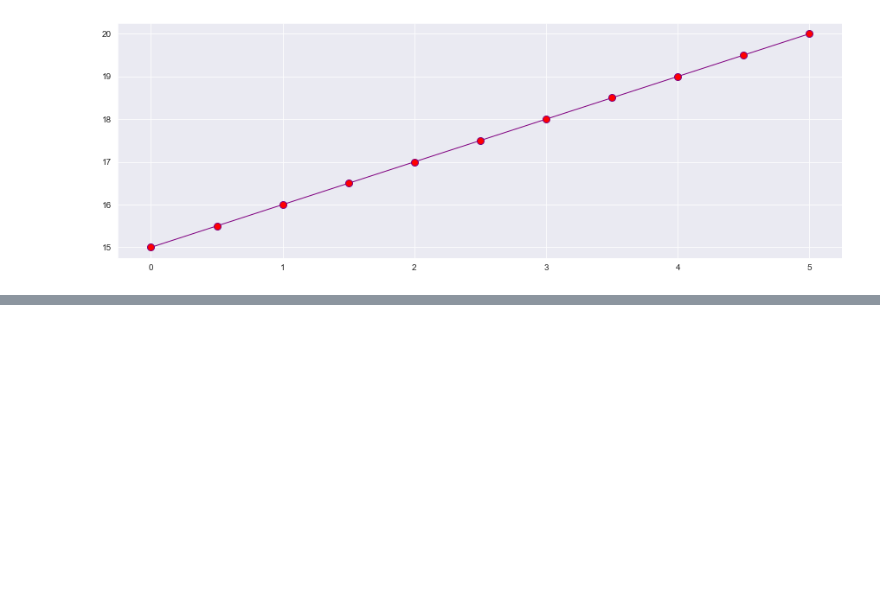
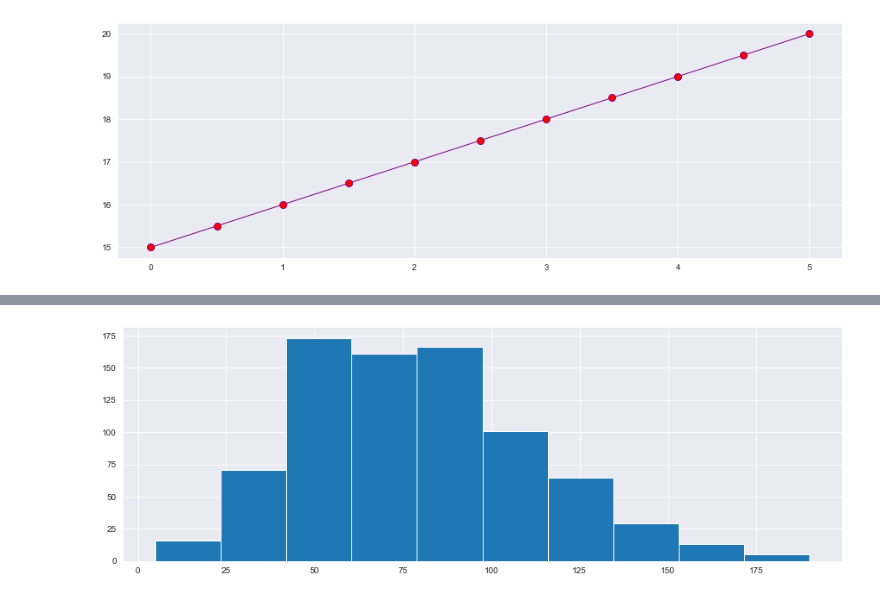
Before and after one commit to SirAbsolute0/Data_Science_I, a Jupyter notebook: Lab 3/Lab 3.ipynb, the cells around one changed output, grey strips where cells are left out. Cells and saved outputs as stored; diff of their text form; code cells hidden in the pictures; blank space fills up the shorter version.

```diff
--- a/Lab 3/Lab 3.ipynb
+++ b/Lab 3/Lab 3.ipynb
@@ -134,0 +162,7 @@ markerfacecolor="yellow", markeredgewidth=3, markeredgecolor="green")
+# %%
+# Using histogram
+# plt.hist(x)
+plt.hist(x = pokemon_df['Attack'])
+plt.show()
+# %% [output]
+[figure, added]
```
Also changed, not shown: parts of 11 cells of this notebook.
